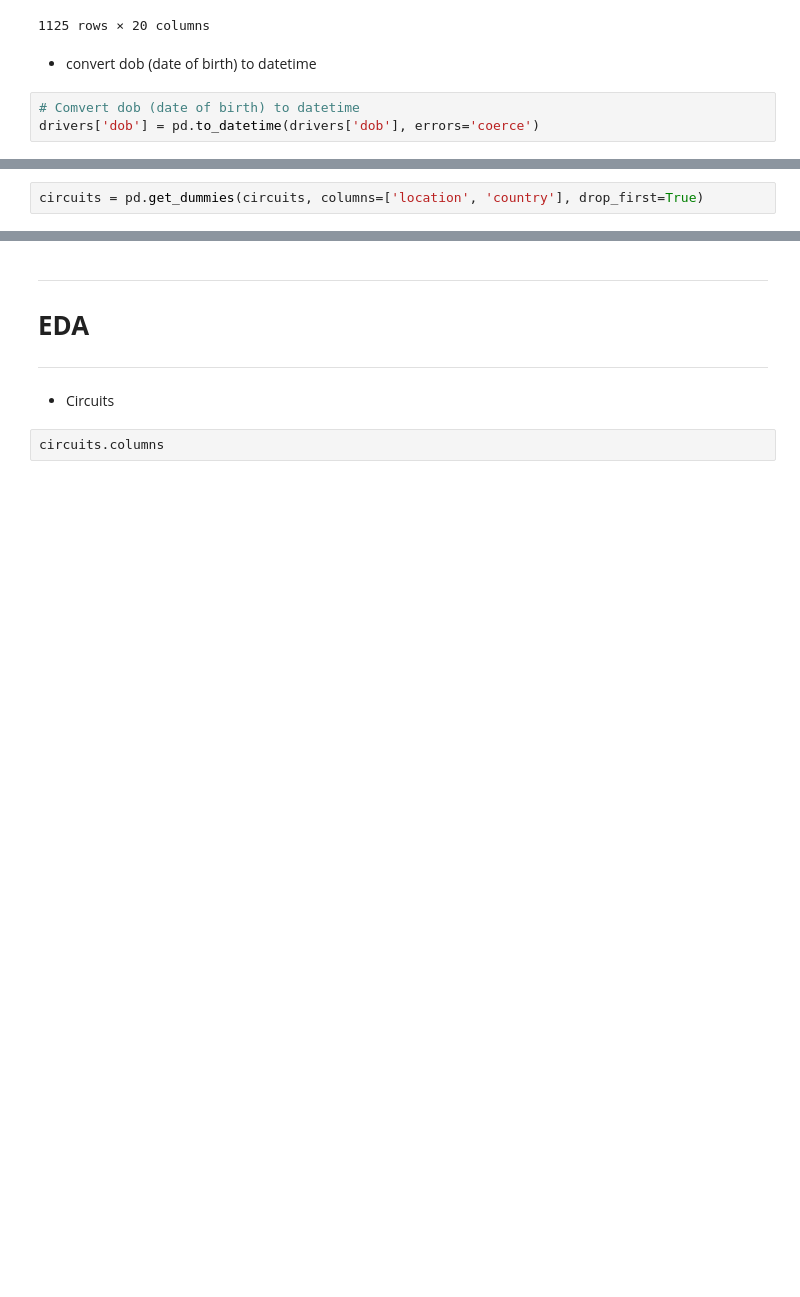
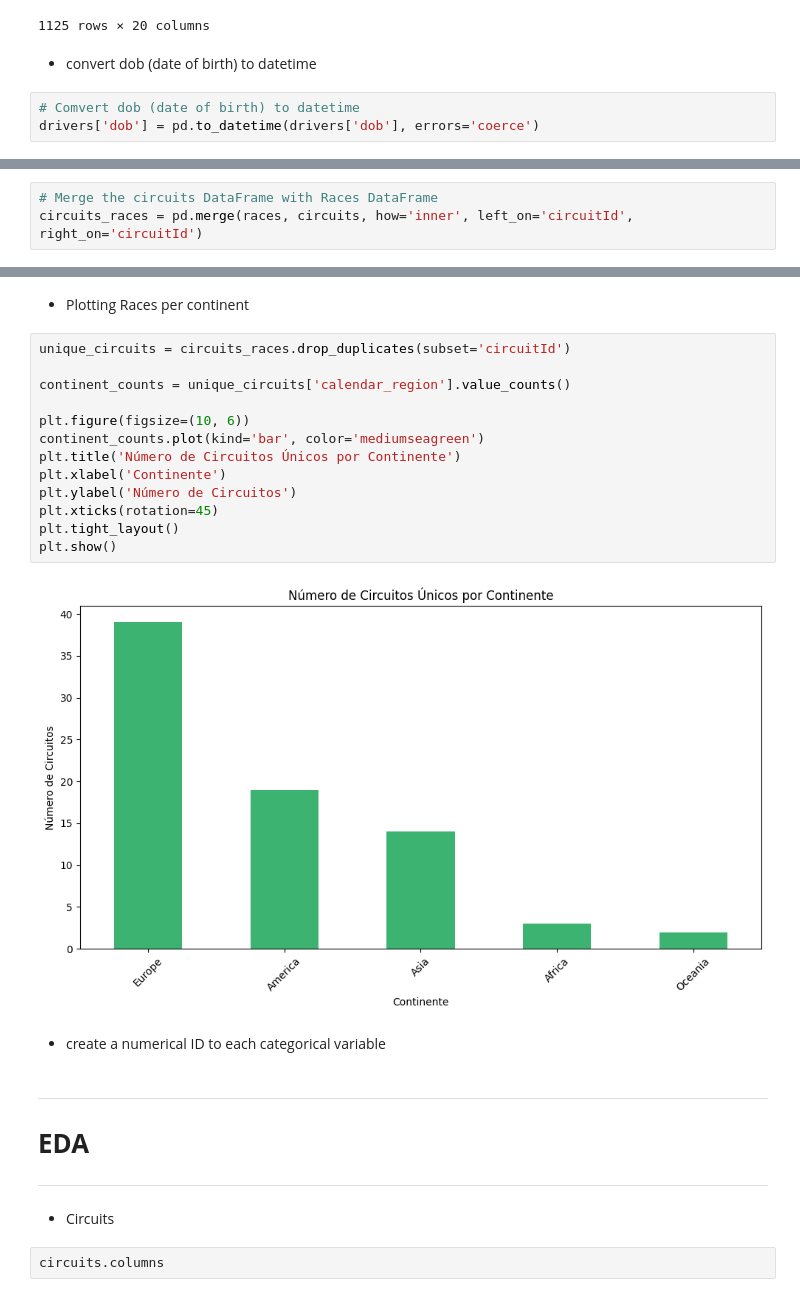
Before and after one commit to MiguelAnt17/f1_predictions, a Jupyter notebook: extract_data.ipynb, the cells around one changed output, grey strips where cells are left out. Cells and saved outputs as stored; diff of their text form; blank space fills up the shorter version.

```diff
--- a/extract_data.ipynb
+++ b/extract_data.ipynb
@@ -321,2 +322,0 @@ drivers['dob'] = pd.to_datetime(drivers['dob'], errors='coerce')
-# %%
-circuits = pd.get_dummies(circuits, columns=['location', 'country'], drop_first=True)
@@ -322,0 +365,3 @@ circuits = pd.get_dummies(circuits, columns=['location', 'country'], drop_first=
+# %%
+# Merge the circuits DataFrame with Races DataFrame
+circuits_races = pd.merge(races, circuits, how='inner', left_on='circuitId', right_on='circuitId')
@@ -323,3 +439,22 @@ circuits = pd.get_dummies(circuits, columns=['location', 'country'], drop_first=
+# %% [markdown]
+- Plotting Races per continent
+# %%
+unique_circuits = circuits_races.drop_duplicates(subset='circuitId')
+
+continent_counts = unique_circuits['calendar_region'].value_counts()
+
+plt.figure(figsize=(10, 6))
+continent_counts.plot(kind='bar', color='mediumseagreen')
+plt.title('Número de Circuitos Únicos por Continente')
+plt.xlabel('Continente')
+plt.ylabel('Número de Circuitos')
+plt.xticks(rotation=45)
+plt.tight_layout()
+plt.show()
+# %% [output]
+[figure, added]
+# %% [markdown]
+- create a numerical ID to each categorical variable
 # %% [markdown]
 ---
 # **EDA**
```
Also changed, not shown: parts of 12 cells of this notebook.
